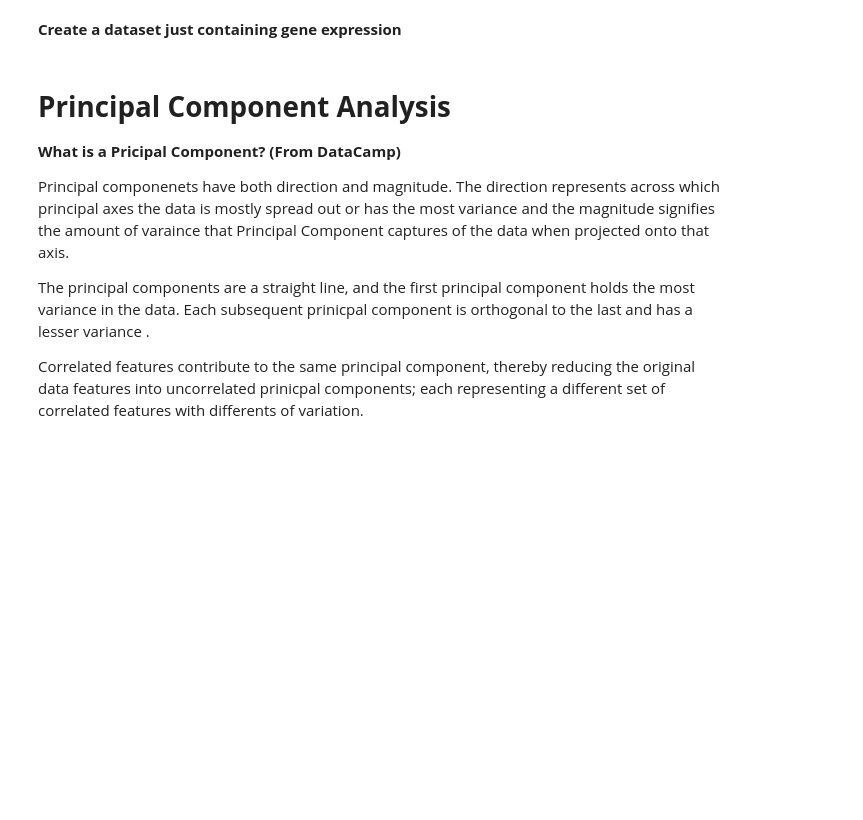
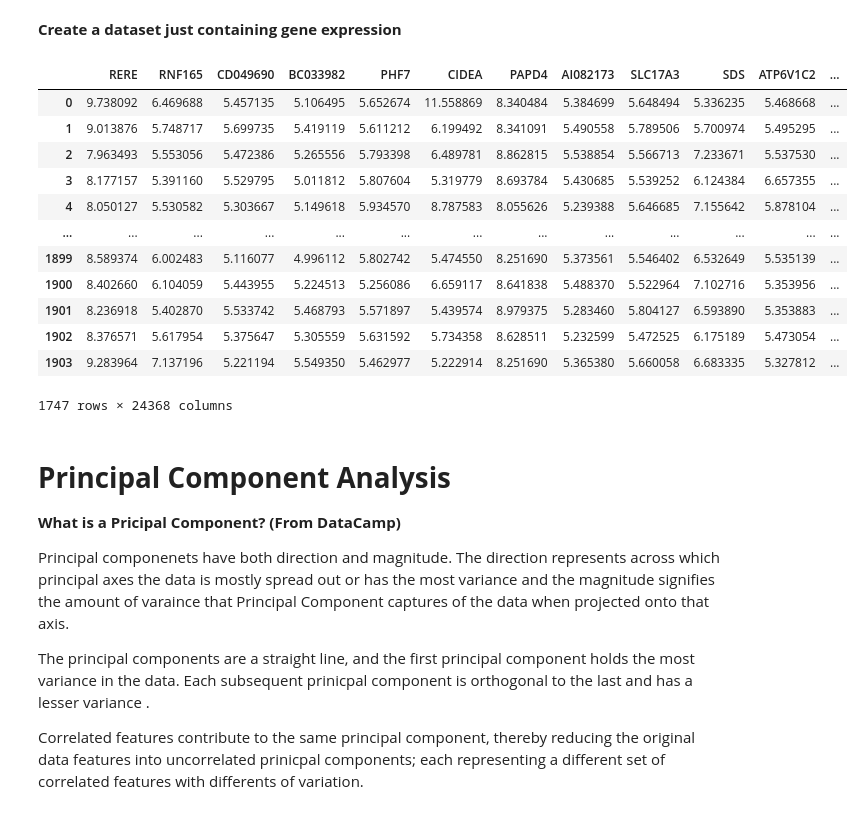
Before and after one commit to meghutch/Breast-Cancer-Classification-Clinical-Genomic, a Jupyter notebook: Gene_Expression_Analysis_PCA.ipynb, the cells around one changed output. Saved outputs shown, nothing was run; the diff lists cells and outputs as text; code cells hidden in the pictures; blank space fills up the shorter version.

```diff
--- a/Gene_Expression_Analysis_PCA.ipynb
+++ b/Gene_Expression_Analysis_PCA.ipynb
@@ -81,6 +81,22 @@ memory usage: 324.9+ MB
 # %%
 # remove event, os_motnhs, and Five_Year from the dataset
 genes = gene_data.drop(columns=["Unnamed: 0", "EVENT", "OS_MONTHS", "FIVE_YEAR"])
+# %%
+genes
+# %% [output]
+|  | RERE | RNF165 | CD049690 | BC033982 | PHF7 | CIDEA | PAPD4 | AI082173 | SLC17A3 | SDS | ATP6V1C2 | ... |
+| 0 | 9.738092 | 6.469688 | 5.457135 | 5.106495 | 5.652674 | 11.558869 | 8.340484 | 5.384699 | 5.648494 | 5.336235 | 5.468668 | ... |
+| 1 | 9.013876 | 5.748717 | 5.699735 | 5.419119 | 5.611212 | 6.199492 | 8.341091 | 5.490558 | 5.789506 | 5.700974 | 5.495295 | ... |
+| 2 | 7.963493 | 5.553056 | 5.472386 | 5.265556 | 5.793398 | 6.489781 | 8.862815 | 5.538854 | 5.566713 | 7.233671 | 5.537530 | ... |
+| 3 | 8.177157 | 5.391160 | 5.529795 | 5.011812 | 5.807604 | 5.319779 | 8.693784 | 5.430685 | 5.539252 | 6.124384 | 6.657355 | ... |
+| 4 | 8.050127 | 5.530582 | 5.303667 | 5.149618 | 5.934570 | 8.787583 | 8.055626 | 5.239388 | 5.646685 | 7.155642 | 5.878104 | ... |
+| ... | ... | ... | ... | ... | ... | ... | ... | ... | ... | ... | ... | ... |
+| 1899 | 8.589374 | 6.002483 | 5.116077 | 4.996112 | 5.802742 | 5.474550 | 8.251690 | 5.373561 | 5.546402 | 6.532649 | 5.535139 | ... |
+| 1900 | 8.402660 | 6.104059 | 5.443955 | 5.224513 | 5.256086 | 6.659117 | 8.641838 | 5.488370 | 5.522964 | 7.102716 | 5.353956 | ... |
+| 1901 | 8.236918 | 5.402870 | 5.533742 | 5.468793 | 5.571897 | 5.439574 | 8.979375 | 5.283460 | 5.804127 | 6.593890 | 5.353883 | ... |
+| 1902 | 8.376571 | 5.617954 | 5.375647 | 5.305559 | 5.631592 | 5.734358 | 8.628511 | 5.232599 | 5.472525 | 6.175189 | 5.473054 | ... |
+| 1903 | 9.283964 | 7.137196 | 5.221194 | 5.549350 | 5.462977 | 5.222914 | 8.251690 | 5.365380 | 5.660058 | 6.683335 | 5.327812 | ... |
+1747 rows × 24368 columns
 # %% [markdown]
 # **Principal Component Analysis**
 
```
Also changed, not shown: parts of 43 cells of this notebook.
